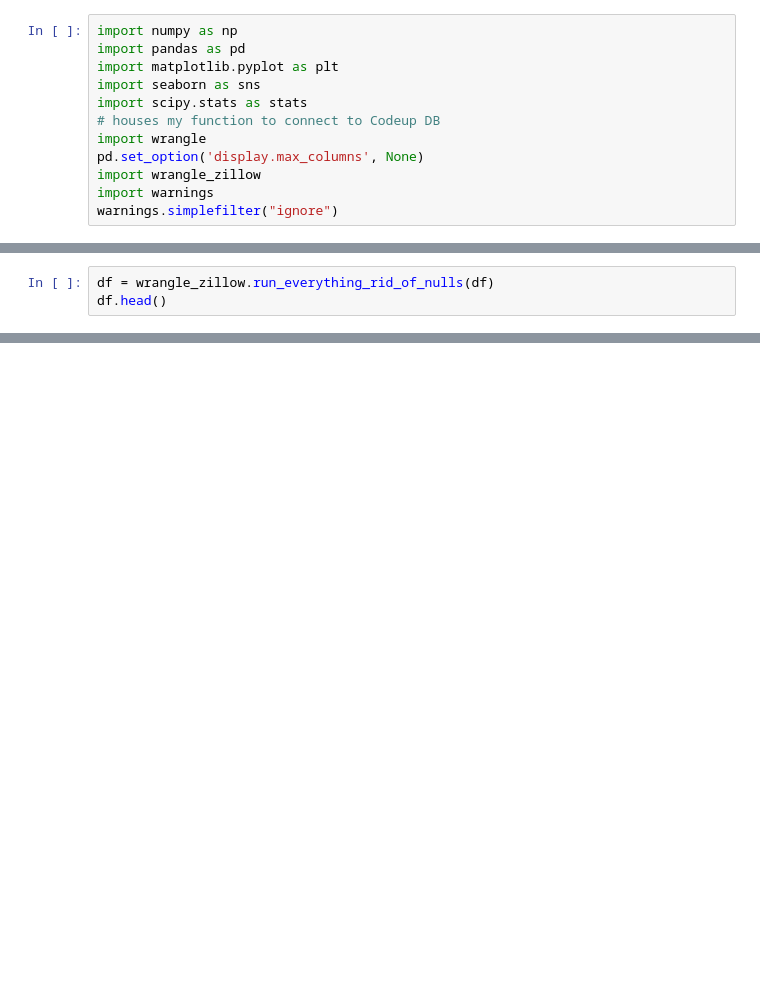
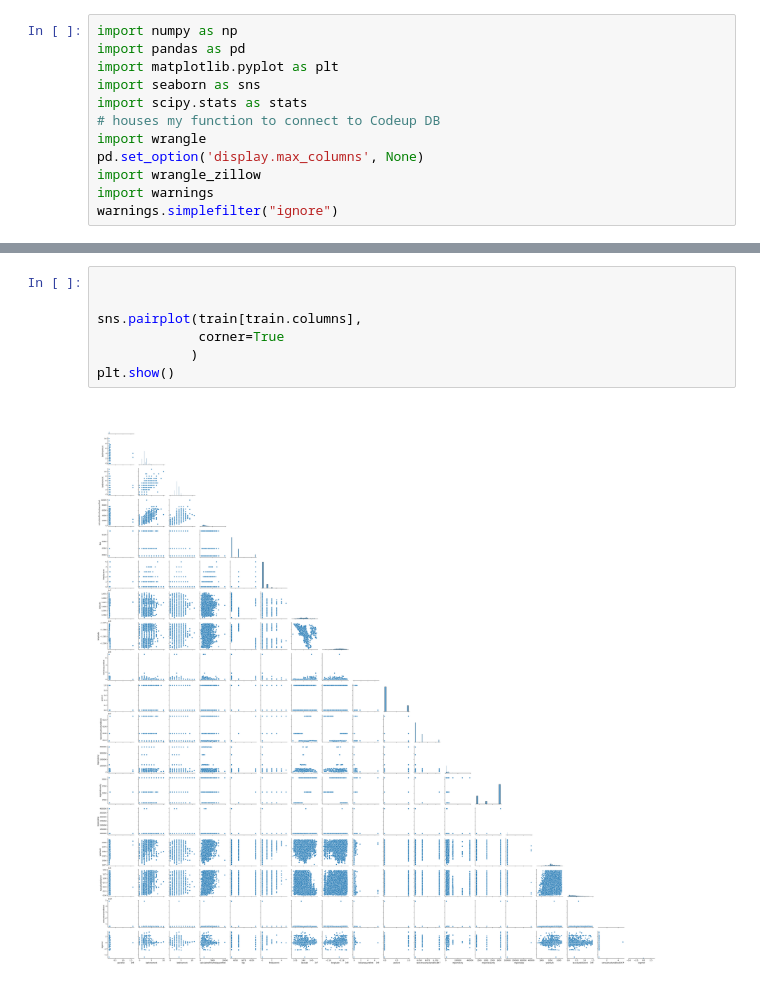
Before and after one commit to Divante222/clustering-exercises, a Jupyter notebook: explore_zillow.ipynb, the cells around one changed output, grey strips where cells are left out. Drawn from its saved outputs; the diff is of its cells as text; blank space fills up the shorter version.

```diff
--- a/explore_zillow.ipynb
+++ b/explore_zillow.ipynb
@@ -37,3 +54,0 @@ df.head()
-# %%
-df = wrangle_zillow.run_everything_rid_of_nulls(df)
-df.head()
@@ -85,0 +110,9 @@ Number of Observations Above Upper Bound: {subset.count()}
+# %%
+
+
+sns.pairplot(train[train.columns],
+             corner=True
+            )
+plt.show()
+# %% [output]
+[figure, added]
```
Also changed, not shown: parts of 12 cells of this notebook, 1 other file.
